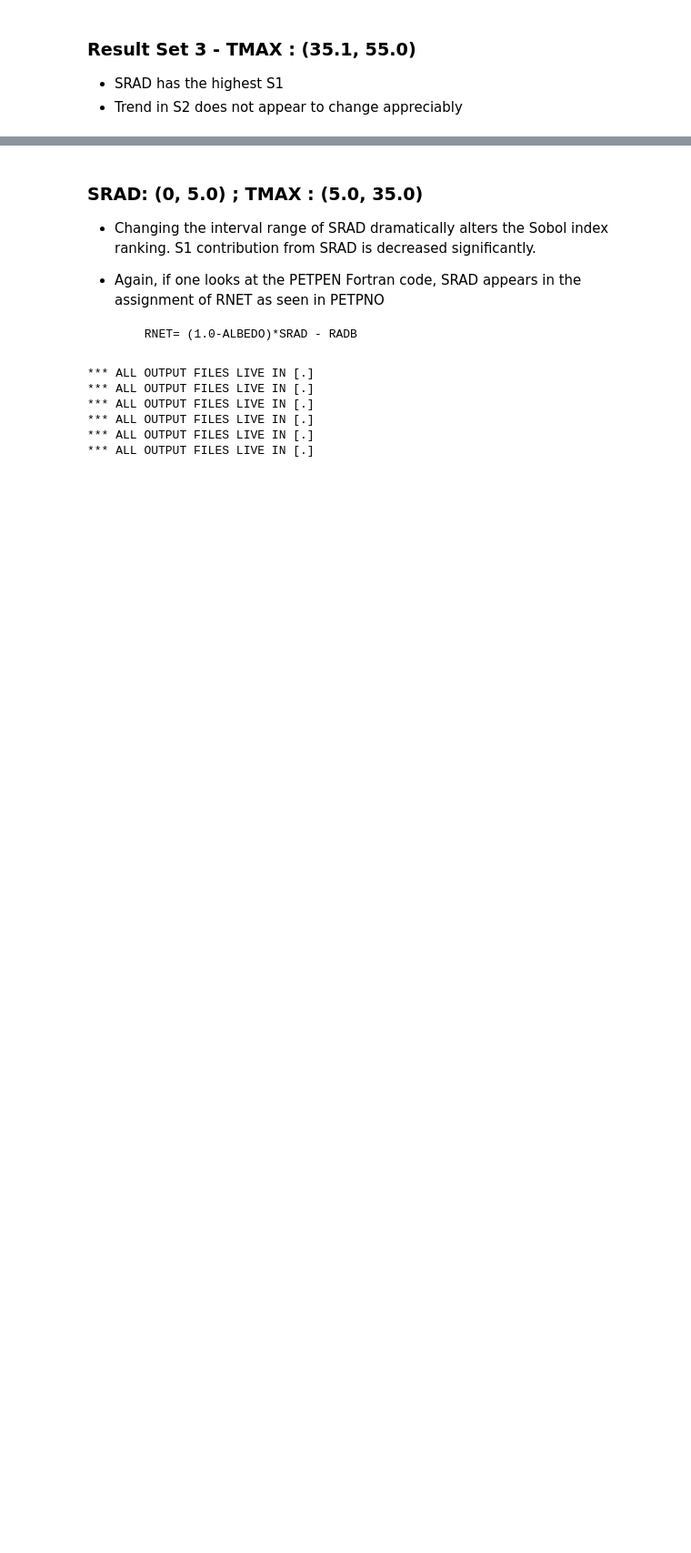
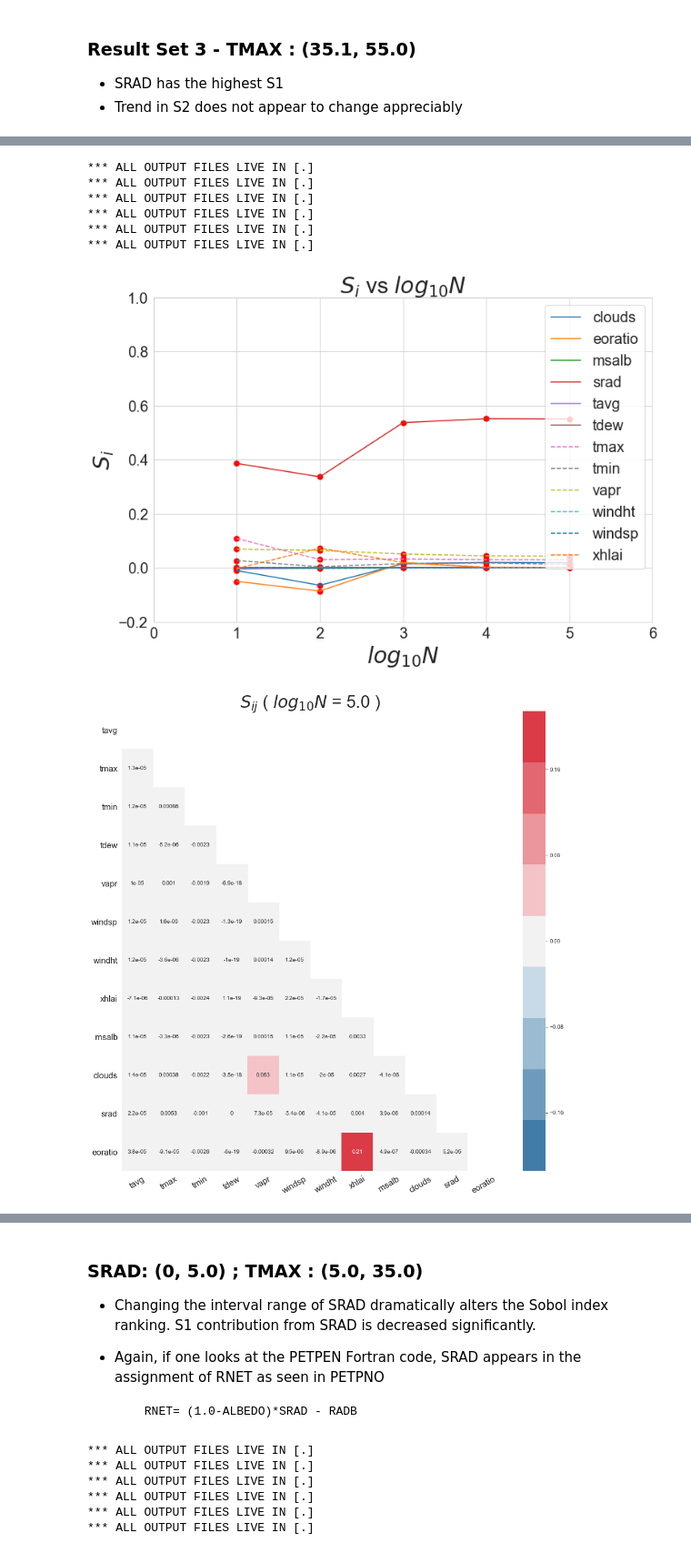
Before and after one commit to ml4ai/automates, a Jupyter notebook: notebooks/multi-model-analysis.ipynb, the cells around one changed output, grey strips where cells are left out. Shown at 91% size. Drawn from its saved outputs; the diff is of its cells as text; code cells hidden in the pictures; blank space fills up the shorter version.

```diff
--- a/notebooks/multi-model-analysis.ipynb
+++ b/notebooks/multi-model-analysis.ipynb
@@ -494,3 +543,40 @@ SM.sensitivity_plots(indices_lst, "S2")
+# %%
+model = 'PETPEN'
+bounds = {
+        'tmax':[5.0, 35.0],
+        'tmin':[0.0, 23.9],
+        'srad': [2.45, 27.8],
+        'msalb': [0.18, 0.2],
+        'xhlai': [-5.0, 5.0],
+        'tavg': [8.0, 31],
+        'tdew': [8.0, 31],
+        'windsp': [0.0, 10.0],
+        'clouds': [0.0, 1.0],
+        'windht': [1.0, 25.0],
+        'vapr': [0.0, 20.0],
+        'clouds': [0.0, 1.0],
+        'eoratio': [0.0, 2.0]
+}
+
+
+
+SM = SensitivityModel(model, bounds, sample_list, method)
+
+df_PETPEN_S1, df_PETPEN_ST = SM.generate_dataframe()
+
+indices_lst = SM.generate_indices()
+
+SM.sensitivity_plots(indices_lst, "S1")
+SM.sensitivity_plots(indices_lst, "S2")
+# %% [output]
+*** ALL OUTPUT FILES LIVE IN [.]
+*** ALL OUTPUT FILES LIVE IN [.]
+*** ALL OUTPUT FILES LIVE IN [.]
+*** ALL OUTPUT FILES LIVE IN [.]
+*** ALL OUTPUT FILES LIVE IN [.]
+*** ALL OUTPUT FILES LIVE IN [.]
+[figure, added]
+[figure, added]
 # %%
 bounds = {
         'tmax':[35.1, 55.0],
```
Also changed, not shown: parts of 5 cells of this notebook.
